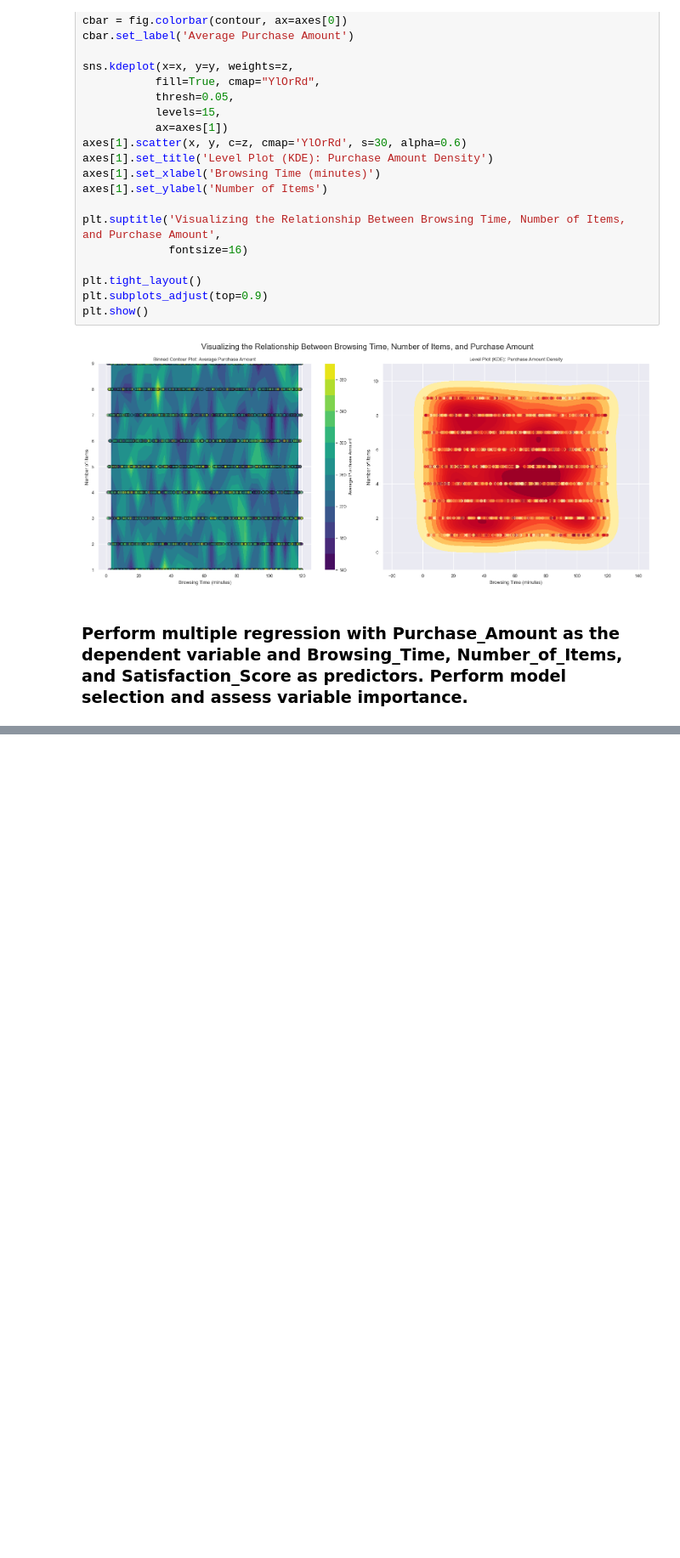
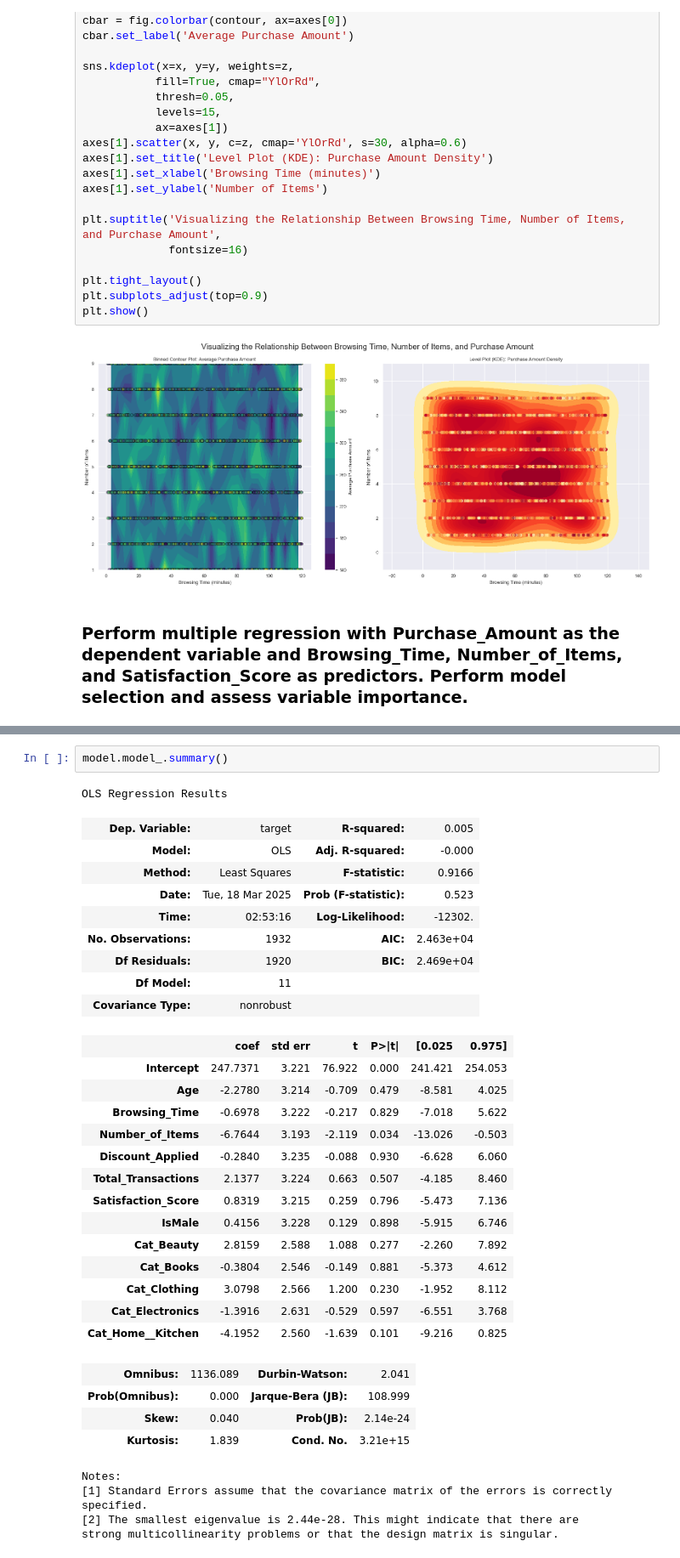
Before and after one commit to RomandRapido/DSC1105_EDA, a Jupyter notebook: SA1_Lansangan/SA1_Lansangan.ipynb, the cells around one changed output, grey strips where cells are left out. Shown at 85% size. Saved outputs shown, nothing was run; the diff lists cells and outputs as text; blank space fills up the shorter version.

```diff
--- a/SA1_Lansangan/SA1_Lansangan.ipynb
+++ b/SA1_Lansangan/SA1_Lansangan.ipynb
@@ -622,0 +754,35 @@ Notes:
+# %%
+model.model_.summary()
+# %% [output]
+OLS Regression Results
+| Dep. Variable: | target | R-squared: | 0.005 |
+| Model: | OLS | Adj. R-squared: | -0.000 |
+| Method: | Least Squares | F-statistic: | 0.9166 |
+| Date: | Tue, 18 Mar 2025 | Prob (F-statistic): | 0.523 |
+| Time: | 02:53:16 | Log-Likelihood: | -12302. |
+| No. Observations: | 1932 | AIC: | 2.463e+04 |
+| Df Residuals: | 1920 | BIC: | 2.469e+04 |
+| Df Model: | 11 |  |  |
+| Covariance Type: | nonrobust |  |  |
+|  | coef | std err | t | P>|t| | [0.025 | 0.975] |
+| Intercept | 247.7371 | 3.221 | 76.922 | 0.000 | 241.421 | 254.053 |
+| Age | -2.2780 | 3.214 | -0.709 | 0.479 | -8.581 | 4.025 |
+| Browsing_Time | -0.6978 | 3.222 | -0.217 | 0.829 | -7.018 | 5.622 |
+| Number_of_Items | -6.7644 | 3.193 | -2.119 | 0.034 | -13.026 | -0.503 |
+| Discount_Applied | -0.2840 | 3.235 | -0.088 | 0.930 | -6.628 | 6.060 |
+| Total_Transactions | 2.1377 | 3.224 | 0.663 | 0.507 | -4.185 | 8.460 |
+| Satisfaction_Score | 0.8319 | 3.215 | 0.259 | 0.796 | -5.473 | 7.136 |
+| IsMale | 0.4156 | 3.228 | 0.129 | 0.898 | -5.915 | 6.746 |
+| Cat_Beauty | 2.8159 | 2.588 | 1.088 | 0.277 | -2.260 | 7.892 |
+| Cat_Books | -0.3804 | 2.546 | -0.149 | 0.881 | -5.373 | 4.612 |
+| Cat_Clothing | 3.0798 | 2.566 | 1.200 | 0.230 | -1.952 | 8.112 |
+| Cat_Electronics | -1.3916 | 2.631 | -0.529 | 0.597 | -6.551 | 3.768 |
+| Cat_Home__Kitchen | -4.1952 | 2.560 | -1.639 | 0.101 | -9.216 | 0.825 |
+| Omnibus: | 1136.089 | Durbin-Watson: | 2.041 |
+| Prob(Omnibus): | 0.000 | Jarque-Bera (JB): | 108.999 |
+| Skew: | 0.040 | Prob(JB): | 2.14e-24 |
+| Kurtosis: | 1.839 | Cond. No. | 3.21e+15 |
+Notes:
+[1] Standard Errors assume that the covariance matrix of the errors is correctly specified.
+[2] The smallest eigenvalue is 2.44e-28. This might indicate that there are
+strong multicollinearity problems or that the design matrix is singular.
```
Also changed, not shown: parts of 14 cells of this notebook, 1 other file.
